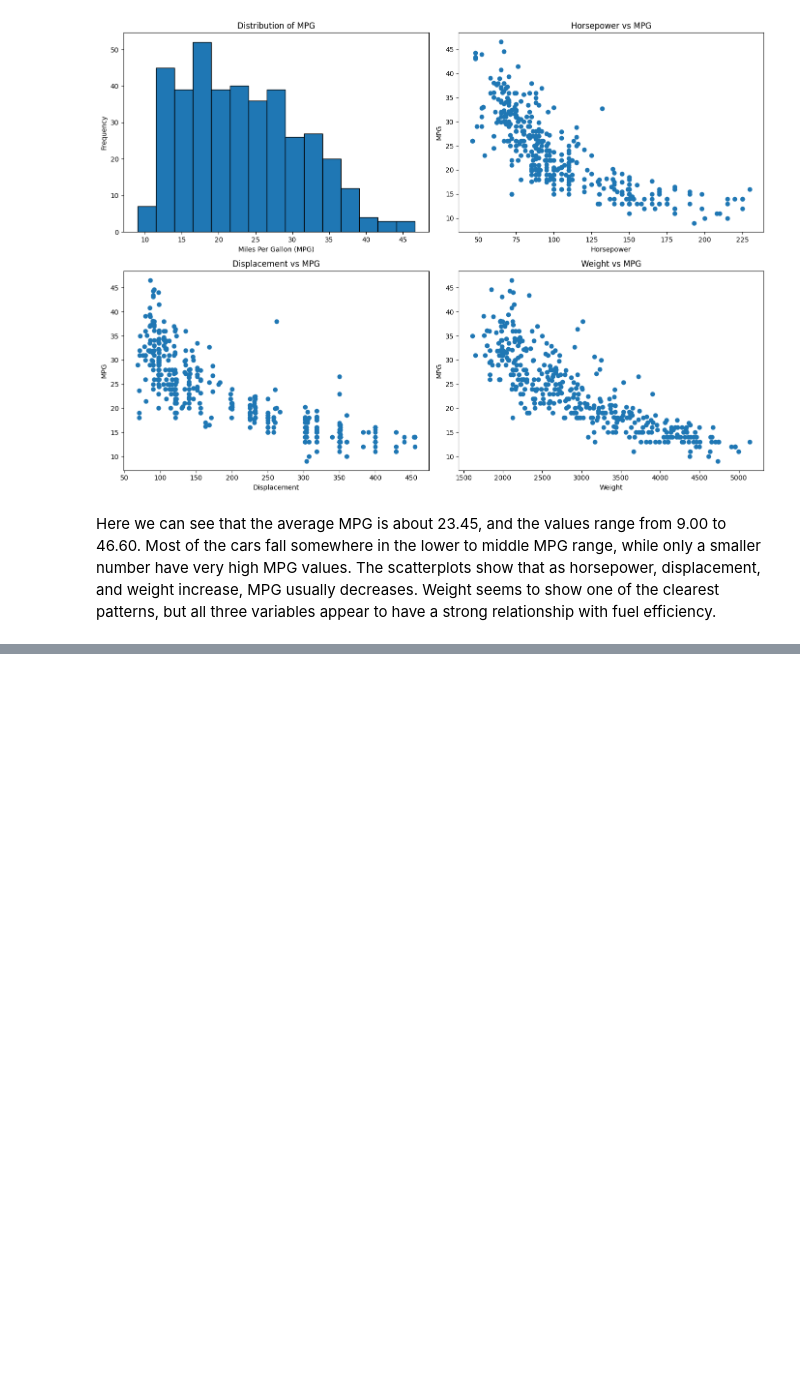
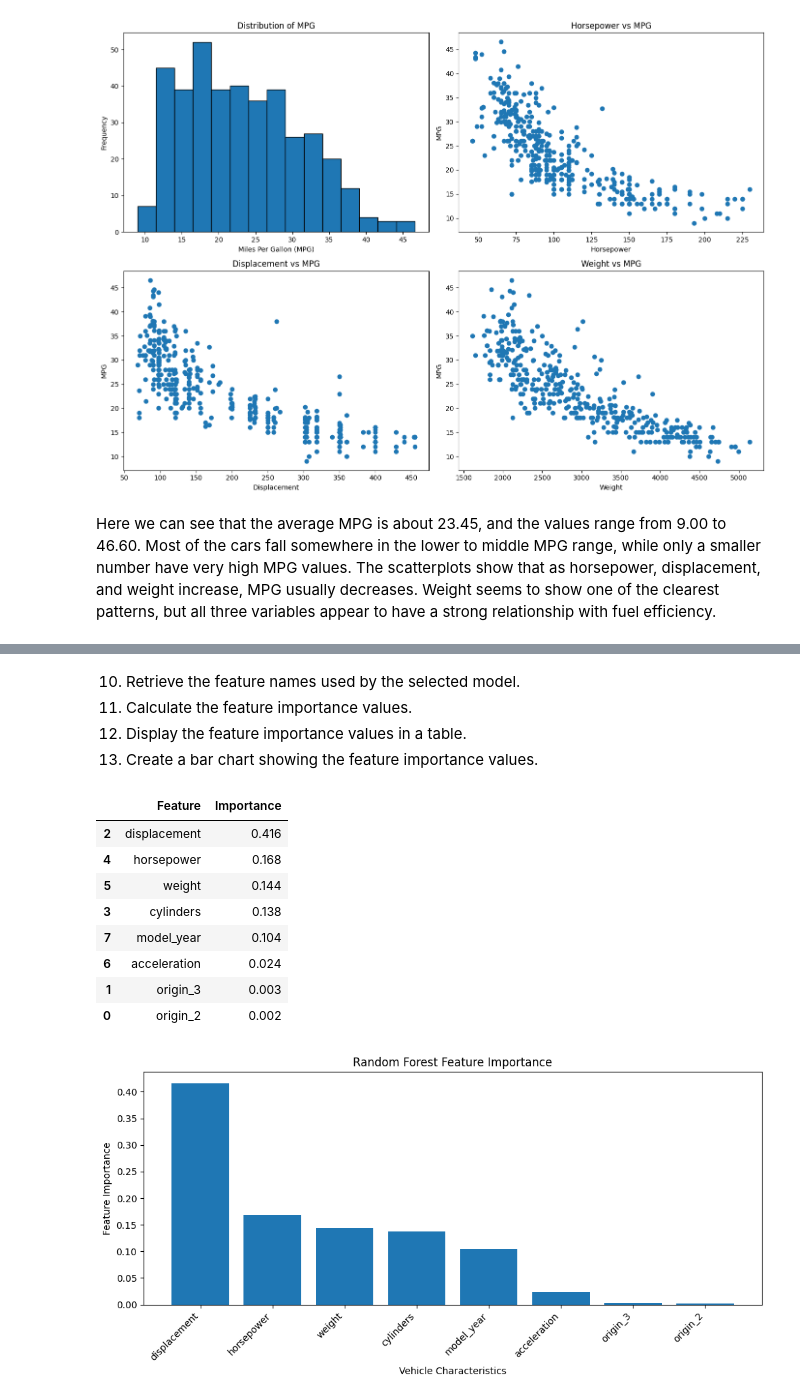
Before and after one commit to tejasvika-m/AAI_500-501, a Jupyter notebook: notebooks/Auto_MPG_Final_Project.ipynb, the cells around one changed output, grey strips where cells are left out. Drawn from its saved outputs; the diff is of its cells as text; code cells hidden in the pictures; blank space fills up the shorter version.

```diff
--- a/notebooks/Auto_MPG_Final_Project.ipynb
+++ b/notebooks/Auto_MPG_Final_Project.ipynb
@@ -339,0 +596,53 @@ Here we can see the same general pattern that appeared in the first set of plots
+# %% [markdown]
+10.   Retrieve the feature names used by the selected model.
+11.   Calculate the feature importance values.
+12.   Display the feature importance values in a table.
+13.   Create a bar chart showing the feature importance values.
+# %%
+# 10) Retrieve the feature names used by the selected model
+feature_names = preprocessor.get_feature_names_out()
+feature_names = [
+    name.replace("num__", "").replace("cat__", "")
+    for name in feature_names
+]
+
+
+# 11) Calculate the feature importance values
+importances = rf_model.feature_importances_
+
+
+# 12) Display feature importance values in a table
+feature_importance = pd.DataFrame({
+    "Feature": feature_names,
+    "Importance": importances
+}).sort_values(by="Importance", ascending=False)
+
+display(feature_importance.round(3))
+
+
+# 13) Create a bar chart showing feature importance
+plt.figure(figsize=(10, 5))
+
+plt.bar(
+    feature_importance["Feature"],
+    feature_importance["Importance"]
+)
+
+plt.xlabel("Vehicle Characteristics")
+plt.ylabel("Feature Importance")
+plt.title("Random Forest Feature Importance")
+plt.xticks(rotation=45, ha="right")
+
+plt.tight_layout()
+plt.show()
+# %% [output]
+|  | Feature | Importance |
+| 2 | displacement | 0.416 |
+| 4 | horsepower | 0.168 |
+| 5 | weight | 0.144 |
+| 3 | cylinders | 0.138 |
+| 7 | model_year | 0.104 |
+| 6 | acceleration | 0.024 |
+| 1 | origin_3 | 0.003 |
+| 0 | origin_2 | 0.002 |
+[figure, added]
```
Also changed, not shown: parts of 35 cells of this notebook.
